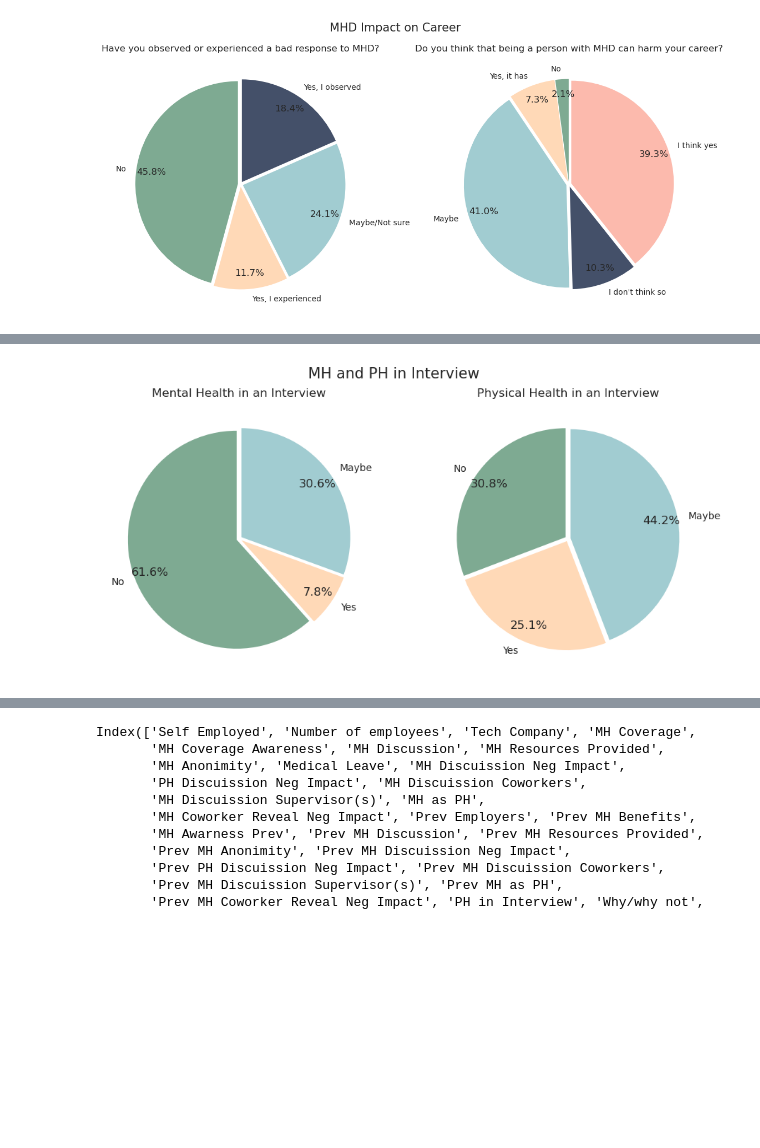
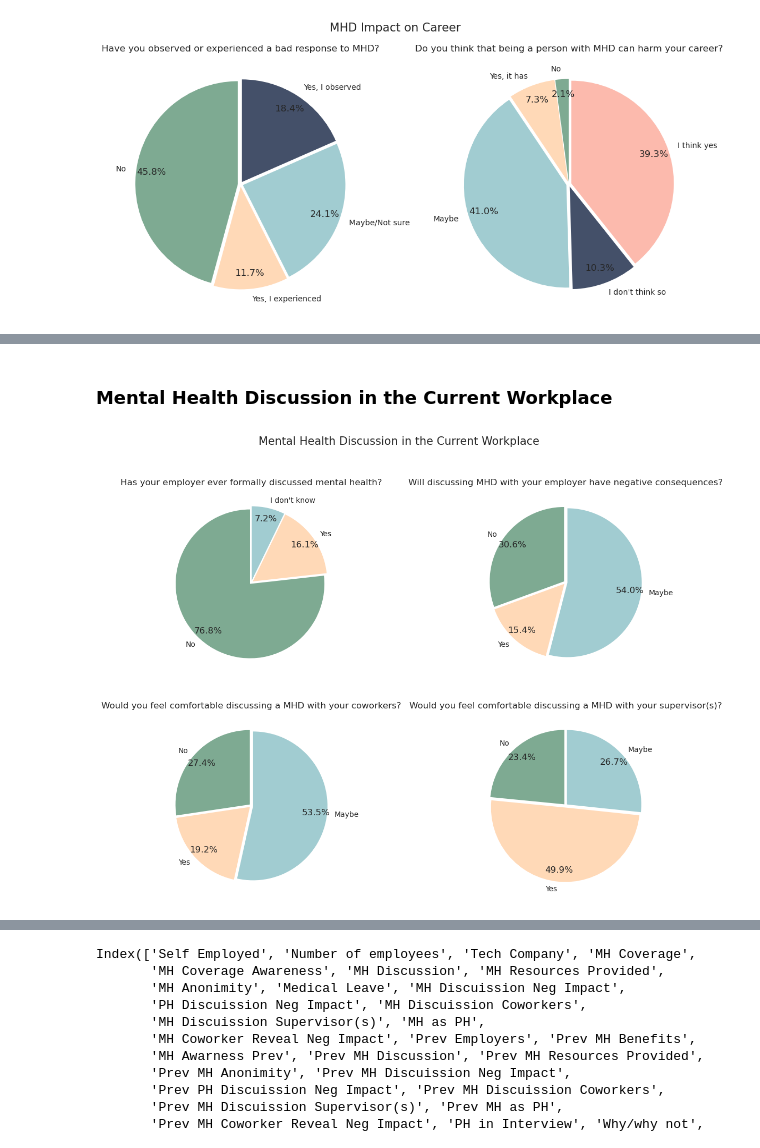
Before and after one commit to gulomovazukhrakhon/kaggle, a Jupyter notebook: mental-health-in-tech.ipynb, the cells around one changed output, grey strips where cells are left out. Drawn from its saved outputs; the diff is of its cells as text; code cells hidden in the pictures; blank space fills up the shorter version.

Commit message:
Kaggle Notebook | mental-health-in-tech | Version 21

```diff
--- a/mental-health-in-tech.ipynb
+++ b/mental-health-in-tech.ipynb
@@ -276,12 +276,12 @@ dtype: int64
 # %% [markdown]
 ### Why / Why not
 # %%
-negative_impact_conditions = ["stigma", "depend", "support", "same", "bad", "deter", "relate", "qualif",
+negative_impact_conditions = ["depend", "support", "same", "bad", "deter", "relate", "qualif",
                               "underst", "hurt", 'chance', "crazy", "doubt",  "weak", "product", "liability",
                               "nothing", "allude", "reject", "respect", "eliminat", "pass", "leave", "filter", "expect",
                               "complain"]
 
-discrimination_conditions = ["discrimination", "cost", "serious", "IQ", "believe", "disqualify", "discount", "prejudice",
+discrimination_conditions = ["stigma", "discrimination", "cost", "serious", "IQ", "believe", "disqualify", "discount", "prejudice",
                              "taboo", "judge", "fear", "disability", "unstable", "unreliable"]
 
 privacy_conditions = ["personal", "priva", "accommodation", "situation", "trust", "problem", "shar", "sensitive", "never",
@@ -752,35 +818,64 @@ plt.show()
+# %% [markdown]
+### Mental Health Discussion in the Current Workplace
 # %%
-# First Pie: PH in Interview
-labels = ['No', 'Yes', 'Maybe']
+# First Pie: MH Discussion
+labels = ['No', 'Yes', "I don't know"]
 
-no_mhd = imputed_df[imputed_df['PH in Interview'] == "No"].shape[0]
-yes_mhd = imputed_df[imputed_df['PH in Interview'] == "Yes"].shape[0]
-maybe_mhd = imputed_df[imputed_df['PH in Interview'] == "Maybe"].shape[0]
+no_mhd = imputed_df[imputed_df['MH Discussion'] == "No"].shape[0]
+yes_mhd = imputed_df[imputed_df['MH Discussion'] == "Yes"].shape[0]
+dont_know = imputed_df[imputed_df['MH Discussion'] == "I don't know"].shape[0]
 
-sizes = [no_mhd, yes_mhd, maybe_mhd]
+sizes = [no_mhd, yes_mhd, dont_know]
 colors = ["#7EAA92", "#FFD9B7", "#A1CCD1"]
 explode = (0.025, 0.025, 0.025)
 
-plt.figure(figsize=(11, 5))
-plt.suptitle('MH and PH in Interview', fontsize=15)
-plt.subplot(1, 2, 2)
+plt.figure(figsize=(14, 10))
+plt.suptitle('Mental Health Discussion in the Current Workplace', fontsize=15)
+plt.subplot(2, 2, 1)
 
 plt.pie(sizes, colors=colors, labels=labels, autopct='%1.1f%%', startangle=90, pctdistance=0.85, explode=explode)
-plt.title("Physical Health in an Interview")
+plt.title("Has your employer ever formally discussed mental health?")
 
-# Second Pie: MH in Interview
+# Second Pie: MH Discuission Neg Impact
+labels_2 = ['No', 'Yes', 'Maybe']
 
-no_mhd_2 = imputed_df[imputed_df['MH in Interview'] == "No"].shape[0]
-yes_mhd_2 = imputed_df[imputed_df['MH in Interview'] == "Yes"].shape[0]
-maybe_mhd_2 = imputed_df[imputed_df['MH in Interview'] == "Maybe"].shape[0]
+no_mhd_2 = imputed_df[imputed_df['MH Discuission Neg Impact'] == "No"].shape[0]
+yes_mhd_2 = imputed_df[imputed_df['MH Discuission Neg Impact'] == "Yes"].shape[0]
+maybe_mhd_2 = imputed_df[imputed_df['MH Discuission Neg Impact'] == "Maybe"].shape[0]
 
 sizes_2 = [no_mhd_2, yes_mhd_2, maybe_mhd_2]
 
-plt.subplot(1, 2, 1)
-plt.pie(sizes_2, colors=colors, labels=labels, autopct='%1.1f%%', startangle=90, pctdistance=0.85, explode=explode)
+plt.subplot(2, 2, 2)
+plt.pie(sizes_2, colors=colors, labels=labels_2, autopct='%1.1f%%', startangle=90, pctdistance=0.85, explode=explode)
 
-plt.title("Mental Health in an Interview")
+plt.title("Will discussing MHD with your employer have negative consequences?")
+
+# Third Pie: MH Discuission Coworkers
+
+no_mhd_3 = imputed_df[imputed_df['MH Discuission Coworkers'] == "No"].shape[0]
+yes_mhd_3 = imputed_df[imputed_df['MH Discuission Coworkers'] == "Yes"].shape[0]
+maybe_mhd_3 = imputed_df[imputed_df['MH Discuission Coworkers'] == "Maybe"].shape[0]
+
+sizes_3 = [no_mhd_3, yes_mhd_3, maybe_mhd_3]
+
+plt.subplot(2, 2, 3)
+plt.pie(sizes_3, colors=colors, labels=labels_2, autopct='%1.1f%%', startangle=90, pctdistance=0.85, explode=explode)
+
+plt.title("Would you feel comfortable discussing a MHD with your coworkers?")
+
+# Fourth Pie: MH Discuission Supervisor(s)
+
+no_mhd_4 = imputed_df[imputed_df['MH Discuission Supervisor(s)'] == "No"].shape[0]
+yes_mhd_4 = imputed_df[imputed_df['MH Discuission Supervisor(s)'] == "Yes"].shape[0]
+maybe_mhd_4 = imputed_df[imputed_df['MH Discuission Supervisor(s)'] == "Maybe"].shape[0]
+
+sizes_4 = [no_mhd_4, yes_mhd_4, maybe_mhd_4]
+
+plt.subplot(2, 2, 4)
+plt.pie(sizes_4, colors=colors, labels=labels_2, autopct='%1.1f%%', startangle=90, pctdistance=0.85, explode=explode)
+
+plt.title("Would you feel comfortable discussing a MHD with your supervisor(s)?")
 
 plt.show()
 # %% [output]
-[figure, old version]
+[figure, new version]
```
Also changed, not shown: parts of 17 cells of this notebook.
